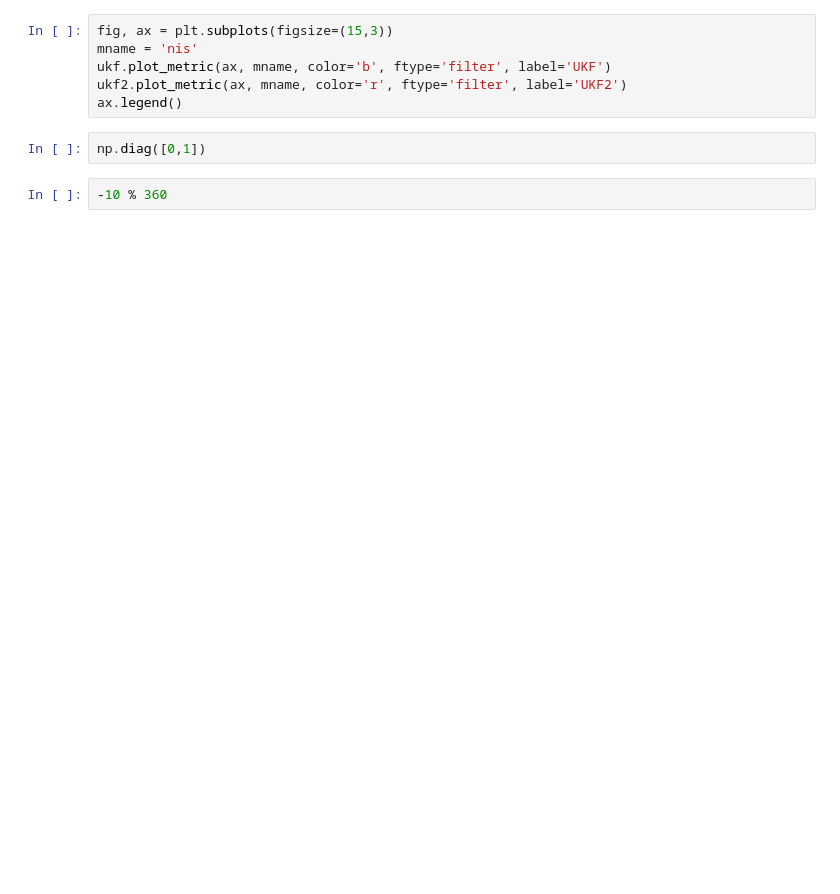
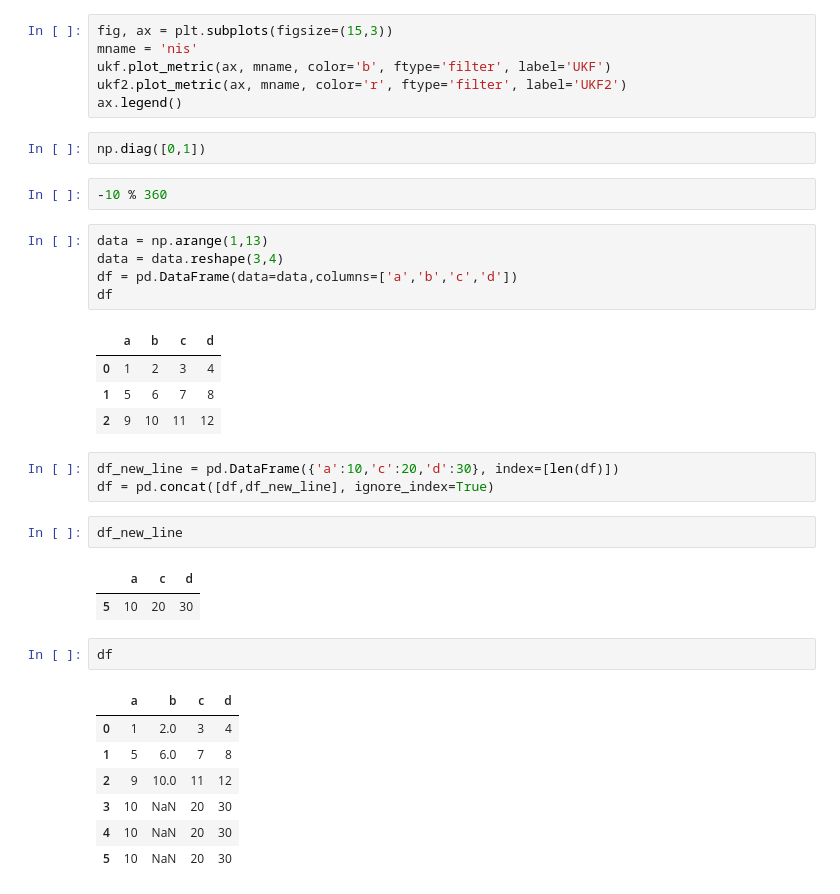
Before and after one commit to rimplesandhu/raptor-lookahead-movement-model, a Jupyter notebook: notebooks/1_ctrv_check.ipynb, the cells around one changed output. Drawn from its saved outputs; the diff is of its cells as text; blank space fills up the shorter version.

```diff
--- a/notebooks/1_ctrv_check.ipynb
+++ b/notebooks/1_ctrv_check.ipynb
@@ -232,5 +245,33 @@ ukf2.plot_metric(ax, mname, color='r', ftype='filter', label='UKF2')
 ax.legend()
 # %%
 np.diag([0,1])
-# %%
--10 % 360
+# %%
+-10 % 360
+# %%
+data = np.arange(1,13)
+data = data.reshape(3,4)
+df = pd.DataFrame(data=data,columns=['a','b','c','d'])
+df
+# %% [output]
+|  | a | b | c | d |
+| 0 | 1 | 2 | 3 | 4 |
+| 1 | 5 | 6 | 7 | 8 |
+| 2 | 9 | 10 | 11 | 12 |
+# %%
+df_new_line = pd.DataFrame({'a':10,'c':20,'d':30}, index=[len(df)])
+df = pd.concat([df,df_new_line], ignore_index=True)
+# %%
+df_new_line
+# %% [output]
+|  | a | c | d |
+| 5 | 10 | 20 | 30 |
+# %%
+df
+# %% [output]
+|  | a | b | c | d |
+| 0 | 1 | 2.0 | 3 | 4 |
+| 1 | 5 | 6.0 | 7 | 8 |
+| 2 | 9 | 10.0 | 11 | 12 |
+| 3 | 10 | NaN | 20 | 30 |
+| 4 | 10 | NaN | 20 | 30 |
+| 5 | 10 | NaN | 20 | 30 |
```
Also changed, not shown: parts of 24 cells of this notebook, 14 other files.
